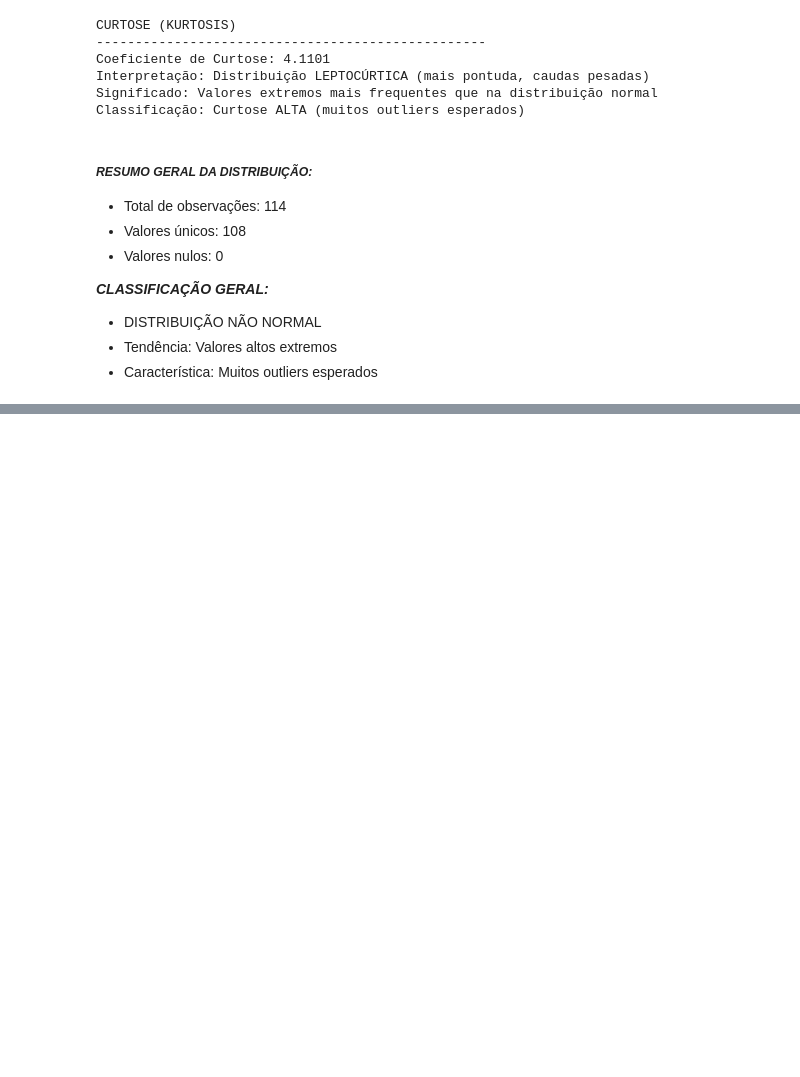
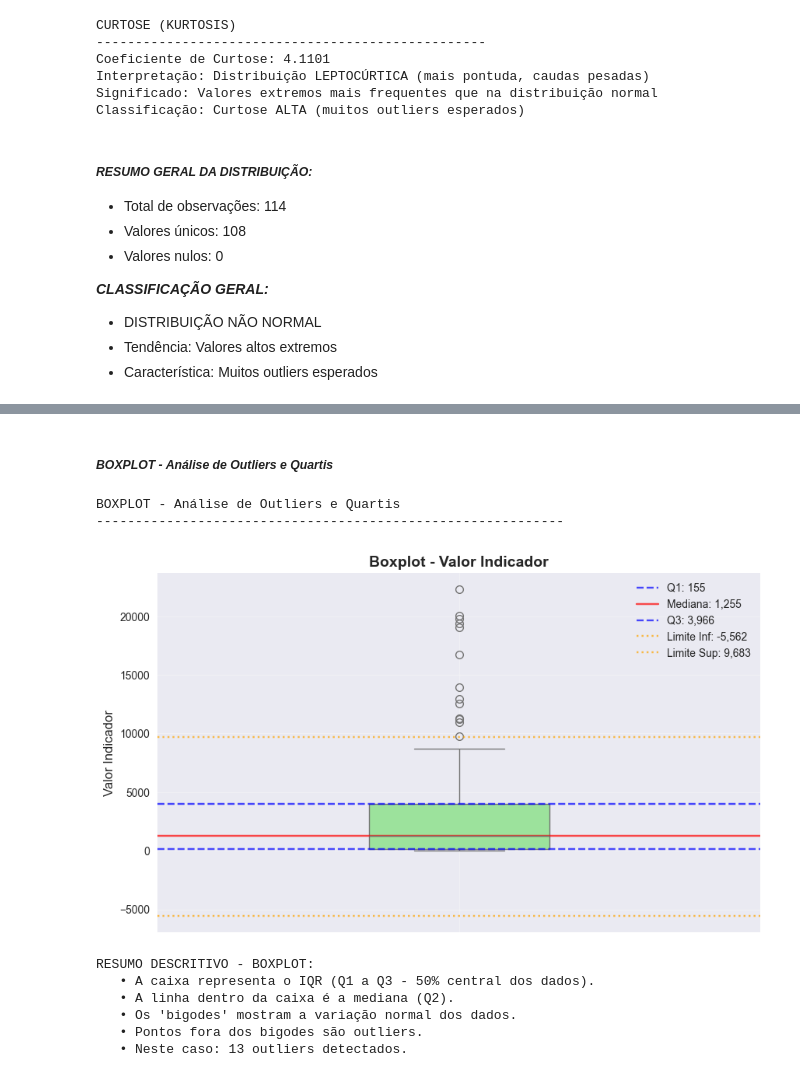
Before and after one commit to TeclaFernandes/Projeto_Analise_Dados_EC_SI_S5, a Jupyter notebook: Notebooks/N1/Notebook6.ipynb, the cells around one changed output, grey strips where cells are left out. Cells and saved outputs as stored; diff of their text form; code cells hidden in the pictures; blank space fills up the shorter version.

```diff
--- a/Notebooks/N1/Notebook6.ipynb
+++ b/Notebooks/N1/Notebook6.ipynb
@@ -524,0 +583,49 @@ Classificação: Curtose ALTA (muitos outliers esperados)
+# %% [markdown]
+##### _BOXPLOT - Análise de Outliers e Quartis_
+# %%
+if 'valor_indicador' in cito_mamo.columns:
+
+    print(f"\nBOXPLOT - Análise de Outliers e Quartis")
+    print("-" * 60)
+
+    fig, ax = plt.subplots(figsize=(10, 6))
+    sns.boxplot(data=cito_mamo, y='valor_indicador', ax=ax, color='lightgreen', width=0.3)
+    ax.set_title('Boxplot - Valor Indicador', fontsize=14, fontweight='bold')
+    ax.set_ylabel('Valor Indicador')
+    ax.grid(True, alpha=0.3)
+
+    q1 = cito_mamo['valor_indicador'].quantile(0.25)
+    q2 = cito_mamo['valor_indicador'].quantile(0.50)
+    q3 = cito_mamo['valor_indicador'].quantile(0.75)
+    iqr = q3 - q1
+    limite_inferior = q1 - 1.5 * iqr
+    limite_superior = q3 + 1.5 * iqr
+
+    ax.axhline(y=q1, color='blue', linestyle='--', alpha=0.7, label=f'Q1: {q1:,.0f}')
+    ax.axhline(y=q2, color='red', linestyle='-', alpha=0.7, label=f'Mediana: {q2:,.0f}')
+    ax.axhline(y=q3, color='blue', linestyle='--', alpha=0.7, label=f'Q3: {q3:,.0f}')
+    ax.axhline(y=limite_inferior, color='orange', linestyle=':', alpha=0.7, label=f'Limite Inf: {limite_inferior:,.0f}')
+    ax.axhline(y=limite_superior, color='orange', linestyle=':', alpha=0.7, label=f'Limite Sup: {limite_superior:,.0f}')
+
+    ax.legend()
+    plt.show()
+
+    print("\nRESUMO DESCRITIVO - BOXPLOT:")
+    print("   • A caixa representa o IQR (Q1 a Q3 - 50% central dos dados).")
+    print("   • A linha dentro da caixa é a mediana (Q2).")
+    print("   • Os 'bigodes' mostram a variação normal dos dados.")
+    print("   • Pontos fora dos bigodes são outliers.")
+    print(f"   • Neste caso: {len(cito_mamo[(cito_mamo['valor_indicador'] < limite_inferior) | (cito_mamo['valor_indicador'] > limite_superior)])} outliers detectados.")
+
+else:
+    print("Coluna 'valor_indicador' não encontrada no dataset!")
+# %% [output]
+BOXPLOT - Análise de Outliers e Quartis
+------------------------------------------------------------
+[figure, added]
+RESUMO DESCRITIVO - BOXPLOT:
+   • A caixa representa o IQR (Q1 a Q3 - 50% central dos dados).
+   • A linha dentro da caixa é a mediana (Q2).
+   • Os 'bigodes' mostram a variação normal dos dados.
+   • Pontos fora dos bigodes são outliers.
+   • Neste caso: 13 outliers detectados.
```
Also changed, not shown: parts of 19 cells of this notebook.
